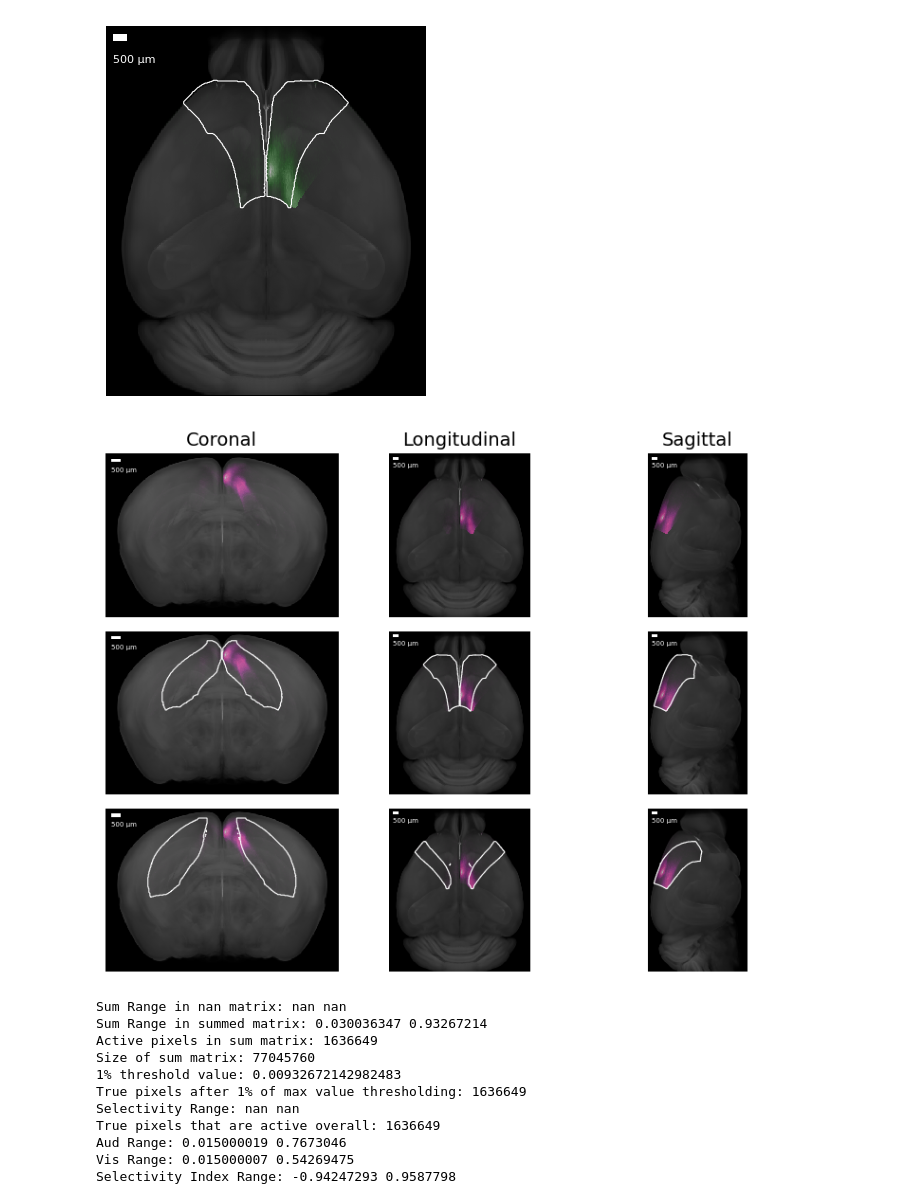
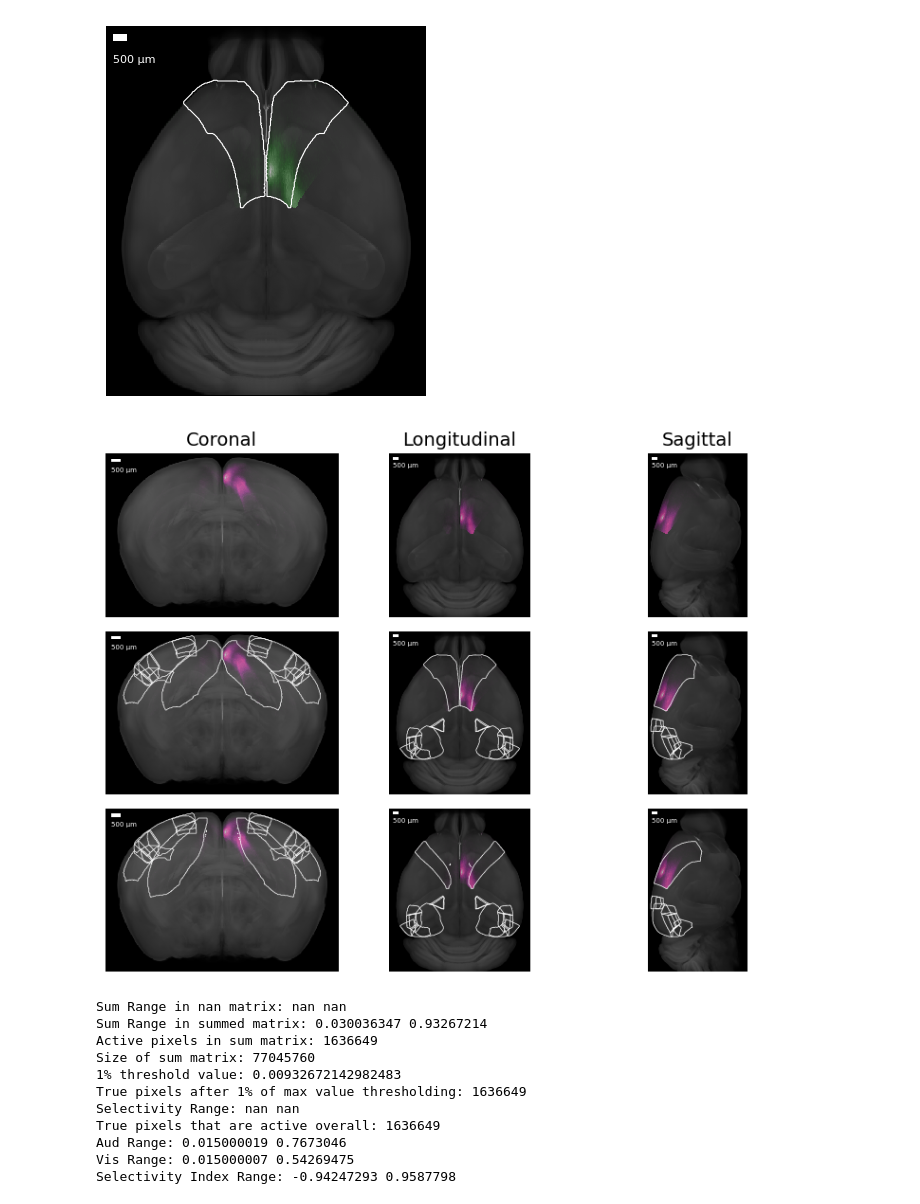
Before and after one commit to NicoleMancin/AllenSDK_scripts, a Jupyter notebook: Francesca_pics.ipynb, the cells around one changed output. Drawn from its saved outputs; the diff is of its cells as text; code cells hidden in the pictures.

Commit message:
Added correction for multiple masks representation

```diff
--- a/Francesca_pics.ipynb
+++ b/Francesca_pics.ipynb
@@ -434,6 +437,38 @@ axis_proj_magenta(average_prdens_vis, template, 1)
 # %%
 #Get masks from multiple frontal areas
 MO_mask, _ = mcc.get_structure_mask(500) # 500 is the structure ID for MO (MOs + MOp)
+VISpl_mask, _ = mcc.get_structure_mask(425)
+VISp_mask, _ = mcc.get_structure_mask(385)
+VISpm_mask, _ = mcc.get_structure_mask(433)
+VISpor_mask, _ = mcc.get_structure_mask(312782628)
+VISl_mask, _ = mcc.get_structure_mask(409)
+VISal, _ = mcc.get_structure_mask(402)
+VISli_mask, _ = mcc.get_structure_mask(312782574)
+VISam_mask, _ = mcc.get_structure_mask(394)
+
+region_masks_mos_vis = {
+    'MOs':     (MOs_mask),
+    'VISpl':  (VISpl_mask),
+    'VISp':    (VISp_mask),
+    'VISpm':   (VISpm_mask),
+    'VISpor':   (VISpor_mask),
+    'VISl':    (VISl_mask),
+    'VISal':   (VISal),
+    'VISli':   (VISli_mask),
+    'VISam':   (VISam_mask)
+}
+
+region_masks_mop_vis = {
+    'MOp':    (MOp_mask),
+    'VISpl':  (VISpl_mask),
+    'VISp':    (VISp_mask),
+    'VISpm':   (VISpm_mask),
+    'VISpor':   (VISpor_mask),
+    'VISl':    (VISl_mask),
+    'VISal':   (VISal),
+    'VISli':   (VISli_mask),
+    'VISam':   (VISam_mask)
+}
 # %%
 prdens_MO = average_prdens_vis.copy()
 prdens_MO[MO_mask == 0] = 0
@@ -454,40 +489,40 @@ plt.sca(axes[0,0]); axis_proj_magenta(prdens_MO, template, 0)
 plt.sca(axes[0,1]); axis_proj_magenta(prdens_MO, template, 1)
 plt.sca(axes[0,2]); axis_proj_magenta(prdens_MO, template, 2)
 
 # --- Row 2: MOs outline
 prdens_MO = average_prdens_vis.copy()
 prdens_MO[MO_mask == 0] = 0
-plt.sca(axes[1, 0]); axis_proj_magenta_outline(prdens_MO, template, 0, structure_masks = MOs_mask)
-plt.sca(axes[1, 1]); axis_proj_magenta_outline(prdens_MO, template, 1, structure_masks = MOs_mask)
-plt.sca(axes[1, 2]); axis_proj_magenta_outline(prdens_MO, template, 2, structure_masks = MOs_mask)
+plt.sca(axes[1, 0]); axis_proj_magenta_outline(prdens_MO, template, 0, structure_masks = region_masks_mos_vis)
+plt.sca(axes[1, 1]); axis_proj_magenta_outline(prdens_MO, template, 1, structure_masks = region_masks_mos_vis)
+plt.sca(axes[1, 2]); axis_proj_magenta_outline(prdens_MO, template, 2, structure_masks = region_masks_mos_vis)
 
 # --- Row 3: MOp outline
 prdens_MO = average_prdens_vis.copy()
 prdens_MO[MO_mask == 0] = 0
-plt.sca(axes[2, 0]); axis_proj_magenta_outline(prdens_MO, template, 0, structure_masks = MOp_mask)
-plt.sca(axes[2, 1]); axis_proj_magenta_outline(prdens_MO, template, 1, structure_masks = MOp_mask)
-plt.sca(axes[2, 2]); axis_proj_magenta_outline(prdens_MO, template, 2, structure_masks = MOp_mask)
+plt.sca(axes[2, 0]); axis_proj_magenta_outline(prdens_MO, template, 0, structure_masks = region_masks_mop_vis)
+plt.sca(axes[2, 1]); axis_proj_magenta_outline(prdens_MO, template, 1, structure_masks = region_masks_mop_vis)
+plt.sca(axes[2, 2]); axis_proj_magenta_outline(prdens_MO, template, 2, structure_masks = region_masks_mop_vis)
 
 # --- Column titles ---
 col_titles = ["Coronal", "Longitudinal", "Sagittal"]
 for j, title in enumerate(col_titles):
     axes[0, j].set_title(title, fontsize=14)
 
 # --- Row labels ---
 row_labels = ["No outline", "MOs outline", "MOp outline"]
 for i, label in enumerate(row_labels):
     axes[i, 0].set_ylabel(label, fontsize=14, rotation=90, labelpad=15)
 
 # --- Formatting ---
 #for ax_row in axes:
 #    for ax in ax_row:
 #        ax.axis("off")
 
 plt.tight_layout()
 plt.savefig('MOs_MOp_plot.svg', format='svg')
 plt.show()
 # %% [output]
-[figure, old version]
+[figure, new version]
 # %%
 # Step 1: Sum overlapping active pixels
 combined_prdens_sum = np.full_like(average_prdens_aud, np.nan, dtype=np.float32)
```
Also changed, not shown: parts of 1 cell of this notebook, 8 other files.
